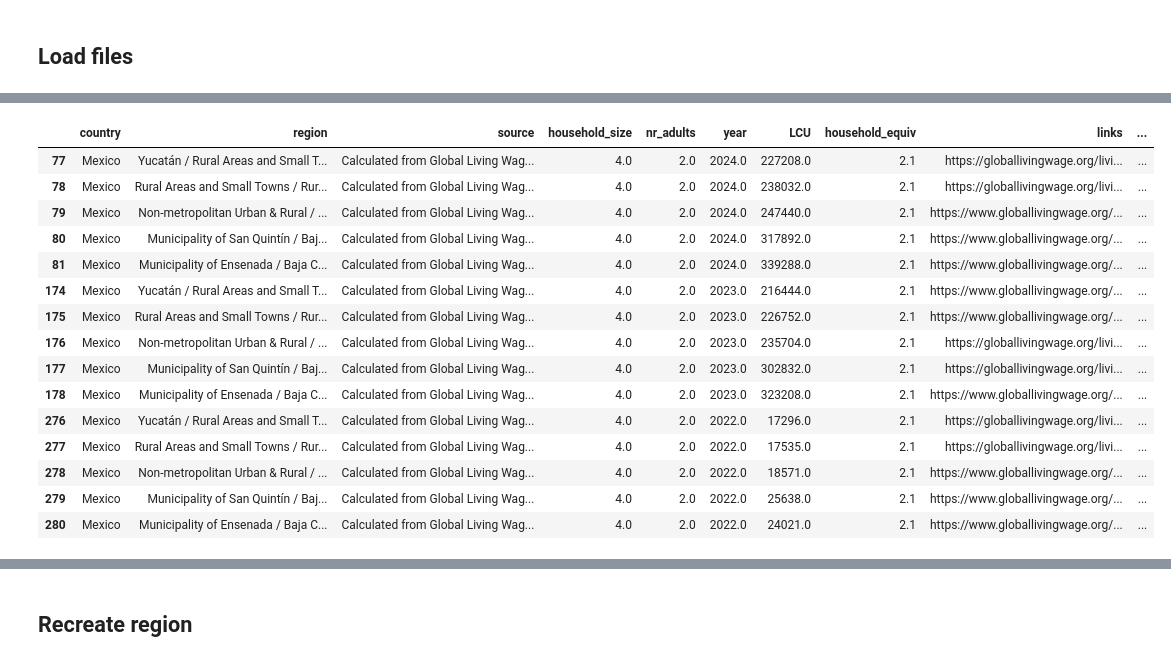
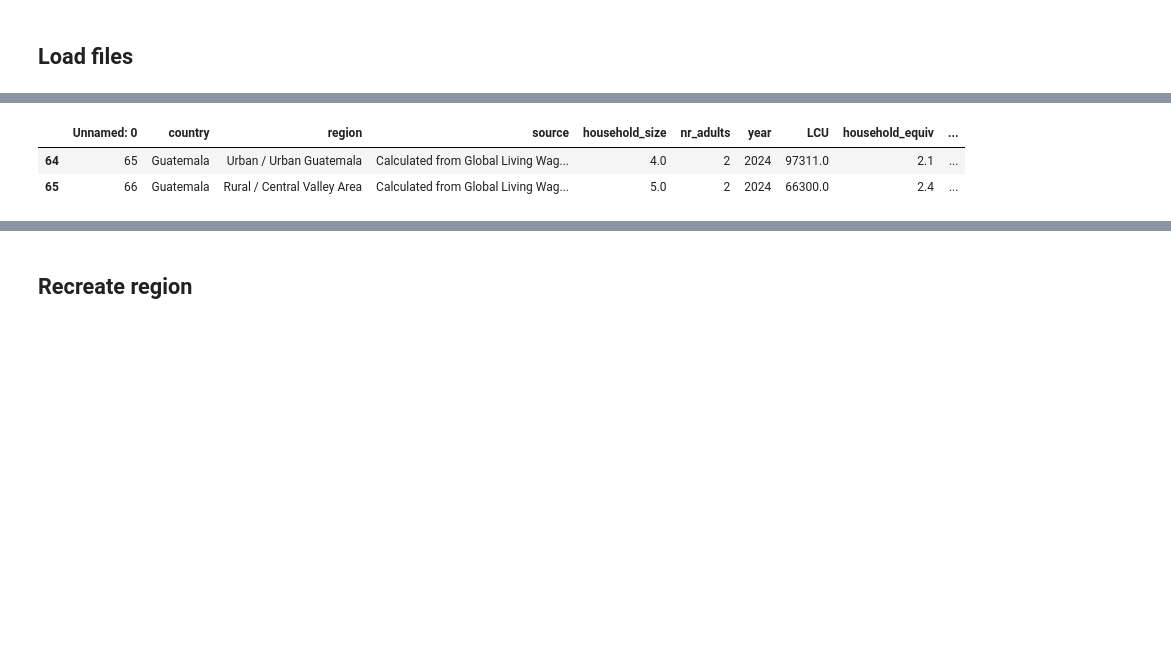
Before and after one commit to akvo/IDH-IDC, a Jupyter notebook: backend/source/transformer/benchmark_v6_with_conversion_rates/living_income_benchmark_v6.ipynb, the cells around one changed output, grey strips where cells are left out. Drawn from its saved outputs; the diff is of its cells as text; code cells hidden in the pictures; blank space fills up the shorter version.

```diff
--- a/backend/source/transformer/benchmark_v6_with_conversion_rates/living_income_benchmark_v6.ipynb
+++ b/backend/source/transformer/benchmark_v6_with_conversion_rates/living_income_benchmark_v6.ipynb
@@ -294,23 +305,10 @@ Index(['country', 'region', 'source', 'household_size', 'nr_adults', 'year',
       dtype='object')
 # %%
-lib[lib['country'] == "Mexico"]
+lib[lib['country'] == "Guatemala"]
 # %% [output]
-|  | country | region | source | household_size | nr_adults | year | LCU | household_equiv | links | ... |
-| 77 | Mexico | Yucatán / Rural Areas and Small T... | Calculated from Global Living Wag... | 4.0 | 2.0 | 2024.0 | 227208.0 | 2.1 | https://globallivingwage.org/livi... | ... |
-| 78 | Mexico | Rural Areas and Small Towns / Rur... | Calculated from Global Living Wag... | 4.0 | 2.0 | 2024.0 | 238032.0 | 2.1 | https://globallivingwage.org/livi... | ... |
-| 79 | Mexico | Non-metropolitan Urban & Rural / ... | Calculated from Global Living Wag... | 4.0 | 2.0 | 2024.0 | 247440.0 | 2.1 | https://www.globallivingwage.org/... | ... |
-| 80 | Mexico | Municipality of San Quintín / Baj... | Calculated from Global Living Wag... | 4.0 | 2.0 | 2024.0 | 317892.0 | 2.1 | https://www.globallivingwage.org/... | ... |
-| 81 | Mexico | Municipality of Ensenada / Baja C... | Calculated from Global Living Wag... | 4.0 | 2.0 | 2024.0 | 339288.0 | 2.1 | https://www.globallivingwage.org/... | ... |
-| 174 | Mexico | Yucatán / Rural Areas and Small T... | Calculated from Global Living Wag... | 4.0 | 2.0 | 2023.0 | 216444.0 | 2.1 | https://www.globallivingwage.org/... | ... |
-| 175 | Mexico | Rural Areas and Small Towns / Rur... | Calculated from Global Living Wag... | 4.0 | 2.0 | 2023.0 | 226752.0 | 2.1 | https://www.globallivingwage.org/... | ... |
-| 176 | Mexico | Non-metropolitan Urban & Rural / ... | Calculated from Global Living Wag... | 4.0 | 2.0 | 2023.0 | 235704.0 | 2.1 | https://globallivingwage.org/livi... | ... |
-| 177 | Mexico | Municipality of San Quintín / Baj... | Calculated from Global Living Wag... | 4.0 | 2.0 | 2023.0 | 302832.0 | 2.1 | https://globallivingwage.org/livi... | ... |
-| 178 | Mexico | Municipality of Ensenada / Baja C... | Calculated from Global Living Wag... | 4.0 | 2.0 | 2023.0 | 323208.0 | 2.1 | https://www.globallivingwage.org/... | ... |
-| 276 | Mexico | Yucatán / Rural Areas and Small T... | Calculated from Global Living Wag... | 4.0 | 2.0 | 2022.0 | 17296.0 | 2.1 | https://globallivingwage.org/livi... | ... |
-| 277 | Mexico | Rural Areas and Small Towns / Rur... | Calculated from Global Living Wag... | 4.0 | 2.0 | 2022.0 | 17535.0 | 2.1 | https://globallivingwage.org/livi... | ... |
-| 278 | Mexico | Non-metropolitan Urban & Rural / ... | Calculated from Global Living Wag... | 4.0 | 2.0 | 2022.0 | 18571.0 | 2.1 | https://www.globallivingwage.org/... | ... |
-| 279 | Mexico | Municipality of San Quintín / Baj... | Calculated from Global Living Wag... | 4.0 | 2.0 | 2022.0 | 25638.0 | 2.1 | https://www.globallivingwage.org/... | ... |
-| 280 | Mexico | Municipality of Ensenada / Baja C... | Calculated from Global Living Wag... | 4.0 | 2.0 | 2022.0 | 24021.0 | 2.1 | https://www.globallivingwage.org/... | ... |
+|  | Unnamed: 0 | country | region | source | household_size | nr_adults | year | LCU | household_equiv | ... |
+| 64 | 65 | Guatemala | Urban / Urban Guatemala | Calculated from Global Living Wag... | 4.0 | 2 | 2024 | 97311.0 | 2.1 | ... |
+| 65 | 66 | Guatemala | Rural / Central Valley Area | Calculated from Global Living Wag... | 5.0 | 2 | 2024 | 66300.0 | 2.4 | ... |
 # %%
 df = pd.read_csv(f"./{benchmark_filename}")
 # %%
```
Also changed, not shown: parts of 24 cells of this notebook, 13 other files.
